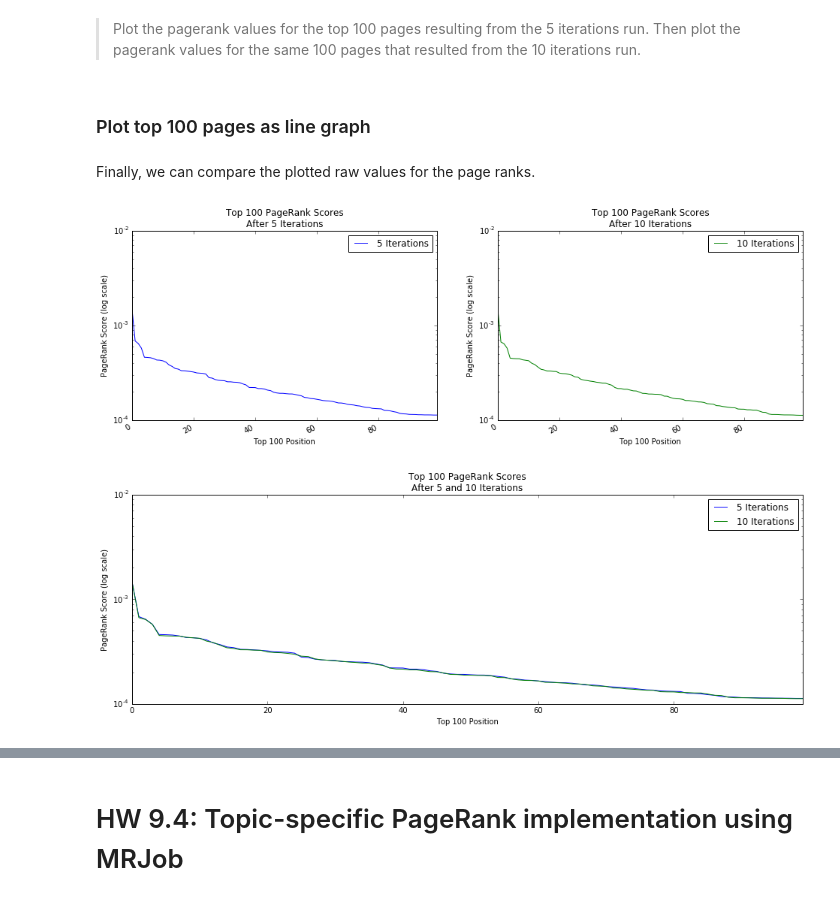
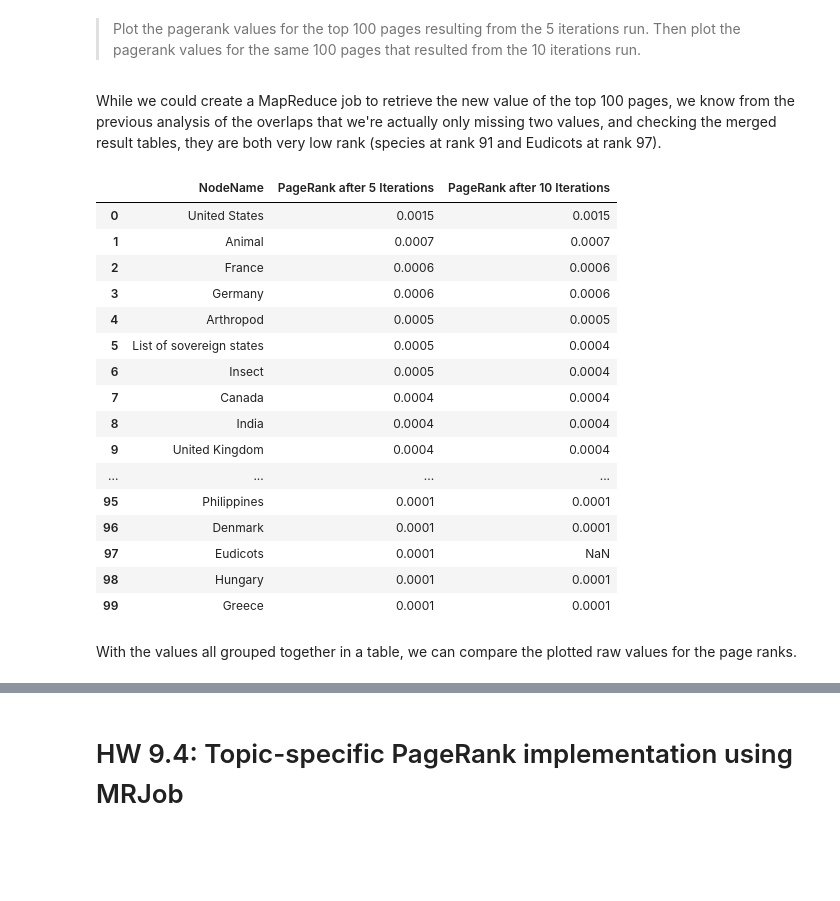
Before and after one commit to mseltz/W261-Fall2016, a Jupyter notebook: Week09/MIDS-W261-2016-HWK-Week09-DangSeltzer.ipynb, the cells around one changed output, grey strips where cells are left out. Saved outputs shown, nothing was run; the diff lists cells and outputs as text; code cells hidden in the pictures; blank space fills up the shorter version.

```diff
--- a/Week09/MIDS-W261-2016-HWK-Week09-DangSeltzer.ipynb
+++ b/Week09/MIDS-W261-2016-HWK-Week09-DangSeltzer.ipynb
@@ -1510,39 +1514,39 @@ The Levenshtein distance is 48, indicating that the similarity between the two r
 ## Plot PageRank of top 100 ranked pages
 # %% [markdown]
 > Plot the pagerank values for the top 100 pages resulting from the 5 iterations run. Then plot the pagerank values for the same 100 pages that resulted from the 10 iterations run.
-# %% [markdown]
-### Plot top 100 pages as line graph
+# %% [markdown]
+While we could create a MapReduce job to retrieve the new value of the top 100 pages, we know from the previous analysis of the overlaps that we're actually only missing two values, and checking the merged result tables, they are both very low rank (species at rank 91 and Eudicots at rank 97).
+# %%
+wikipedia_df_05 = pandas.DataFrame.from_csv('top100_wikipedia_page_ranks_05.csv')
+wikipedia_df_10 = pandas.DataFrame.from_csv('top100_wikipedia_page_ranks_10.csv')
+
+wikipedia_compare_df = pandas.merge(
+    wikipedia_df_05[['NodeName', 'PageRank']],
+    wikipedia_df_10[['NodeName', 'PageRank']],
+    on = ['NodeName'], how = 'left')
+
+wikipedia_compare_df.columns = [
+    'NodeName', 'PageRank after 5 Iterations', 'PageRank after 10 Iterations'
+]
+
+wikipedia_compare_df
+# %% [output]
+|  | NodeName | PageRank after 5 Iterations | PageRank after 10 Iterations |
+| 0 | United States | 0.0015 | 0.0015 |
+| 1 | Animal | 0.0007 | 0.0007 |
+| 2 | France | 0.0006 | 0.0006 |
+| 3 | Germany | 0.0006 | 0.0006 |
+| 4 | Arthropod | 0.0005 | 0.0005 |
+| 5 | List of sovereign states | 0.0005 | 0.0004 |
+| 6 | Insect | 0.0005 | 0.0004 |
+| 7 | Canada | 0.0004 | 0.0004 |
+| 8 | India | 0.0004 | 0.0004 |
+| 9 | United Kingdom | 0.0004 | 0.0004 |
+| ... | ... | ... | ... |
+| 95 | Philippines | 0.0001 | 0.0001 |
+| 96 | Denmark | 0.0001 | 0.0001 |
+| 97 | Eudicots | 0.0001 | NaN |
+| 98 | Hungary | 0.0001 | 0.0001 |
+| 99 | Greece | 0.0001 | 0.0001 |
 # %% [markdown]
-Finally, we can compare the plotted raw values for the page ranks.
+With the values all grouped together in a table, we can compare the plotted raw values for the page ranks.
-# %%
-top100_comparison_df = pandas.concat(
-    [wikipedia_df_05['PageRank'], wikipedia_df_10['PageRank']],
-    axis = 1, keys = ['5 Iterations', '10 Iterations'])
-
-# Plot both plots on separate plots.
-
-subplots = top100_comparison_df.plot(
-    figsize = (16, 5), layout = (1, 2),
-    logy = True, kind = 'line', subplots = True)
-
-subplots[0][0].set_title('Top 100 PageRank Scores\nAfter 5 Iterations')
-subplots[0][0].set_xlabel('Top 100 Position')
-subplots[0][0].set_ylabel('PageRank Score (log scale)')
-
-subplots[0][1].set_title('Top 100 PageRank Scores\nAfter 10 Iterations')
-subplots[0][1].set_xlabel('Top 100 Position')
-subplots[0][1].set_ylabel('PageRank Score (log scale)')
-
-# Plot both plots on the same plot, but with log scale to make small differences
-# more visible.
-
-subplot = top100_comparison_df.plot(
-    figsize = (16, 5),
-    logy = True, kind = 'line')
-
-subplot.set_title('Top 100 PageRank Scores\nAfter 5 and 10 Iterations')
-subplot.set_xlabel('Top 100 Position')
-subplot.set_ylabel('PageRank Score (log scale)');
-# %% [output]
-[figure, removed]
-[figure, removed]
```
Also changed, not shown: parts of 23 cells of this notebook.
